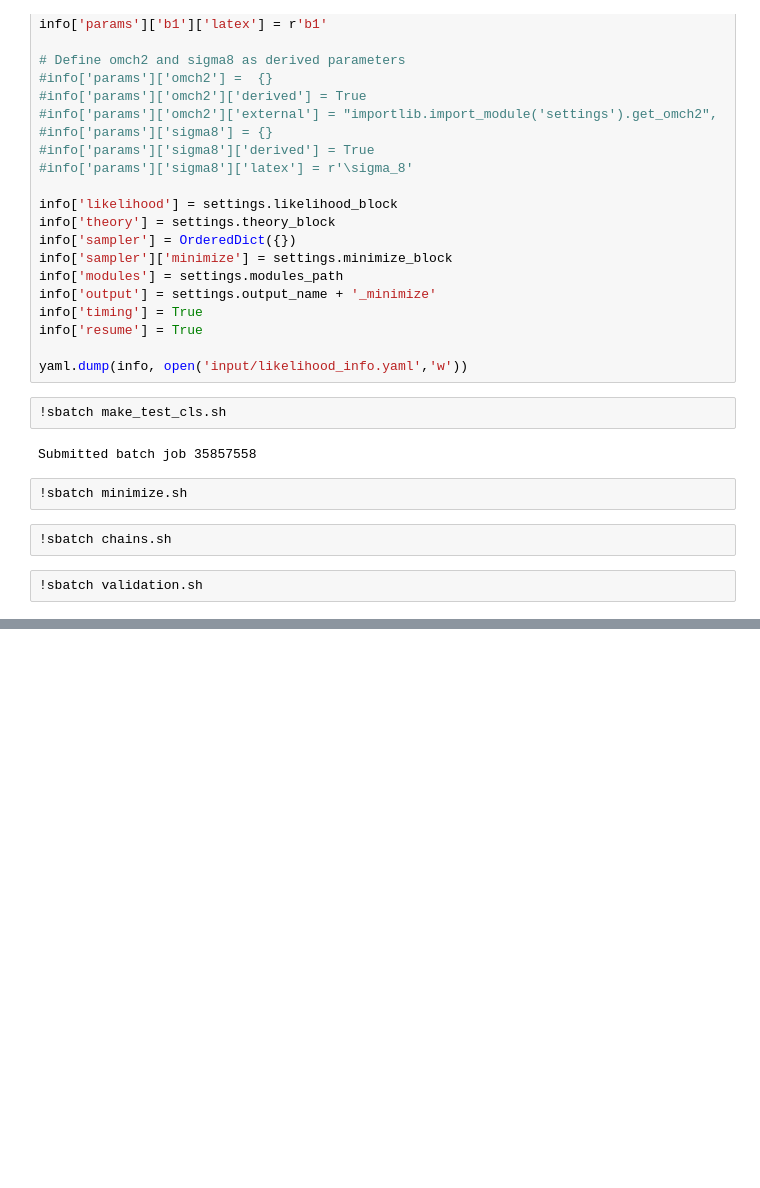
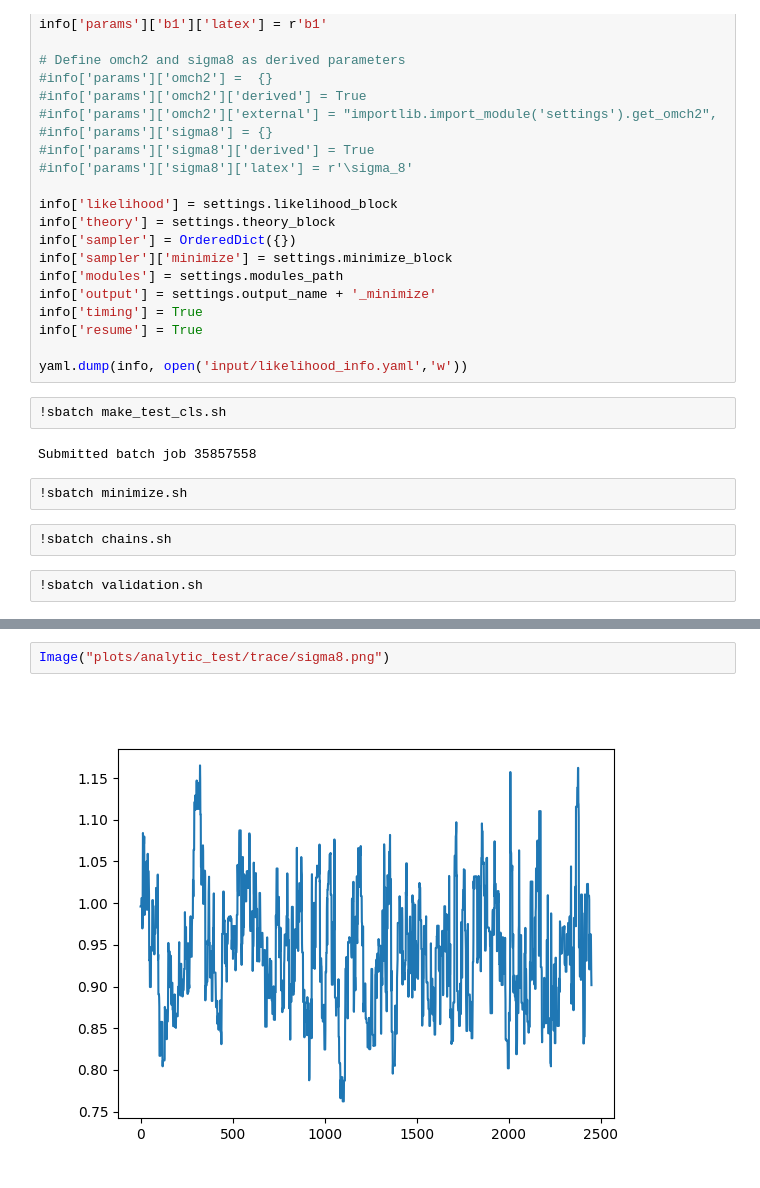
Before and after one commit to simonsobs/xcorr, a Jupyter notebook: notebooks/likelihood_example.ipynb, the cells around one changed output, grey strips where cells are left out. Saved outputs shown, nothing was run; the diff lists cells and outputs as text; blank space fills up the shorter version.

```diff
--- a/notebooks/likelihood_example.ipynb
+++ b/notebooks/likelihood_example.ipynb
@@ -85,0 +99,4 @@ Submitted batch job 35857558
+# %%
+Image("plots/analytic_test/trace/sigma8.png")
+# %% [output]
+[figure, added]
```
Also changed, not shown: parts of 7 cells of this notebook, 1 other file.
